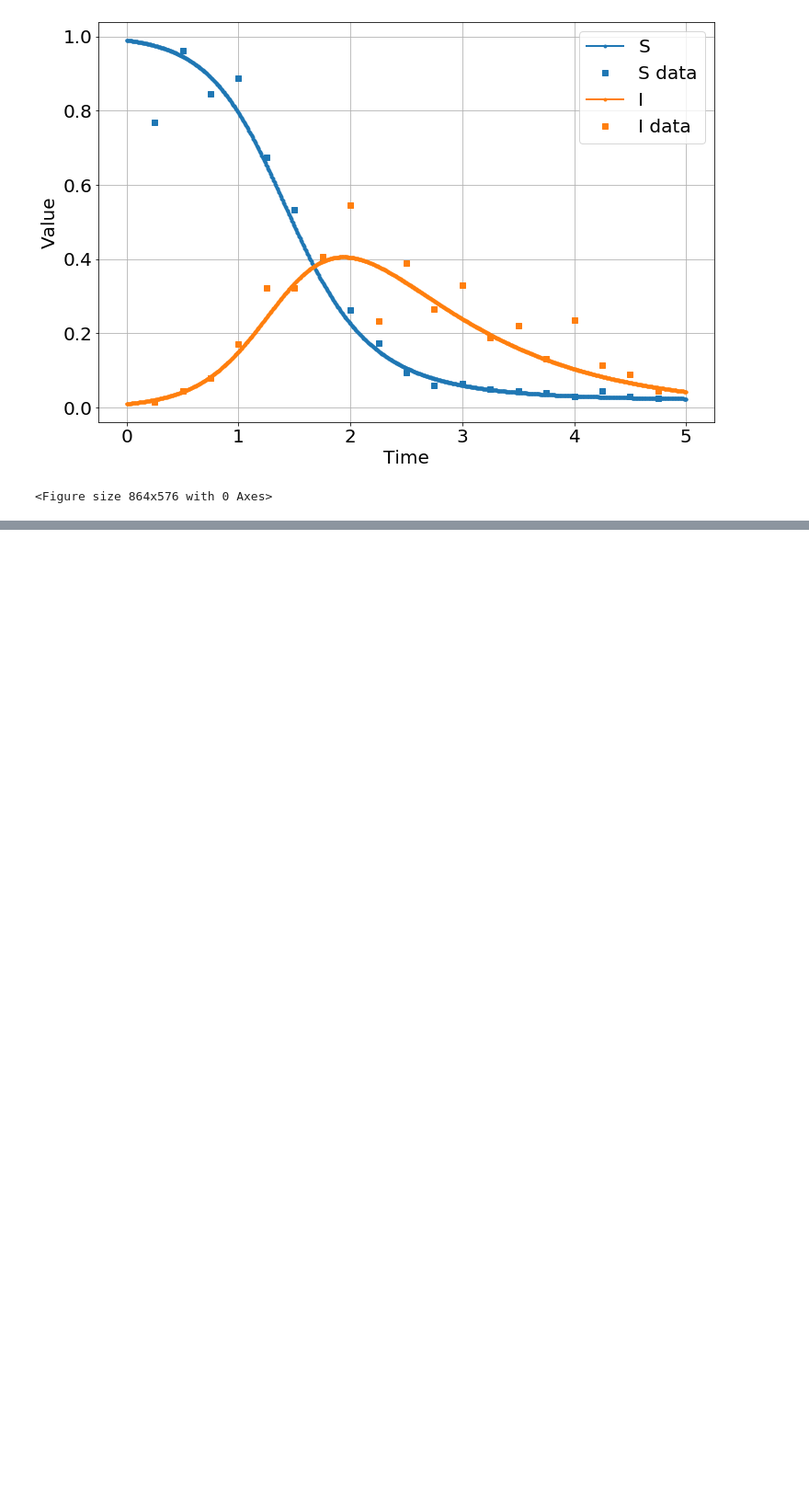
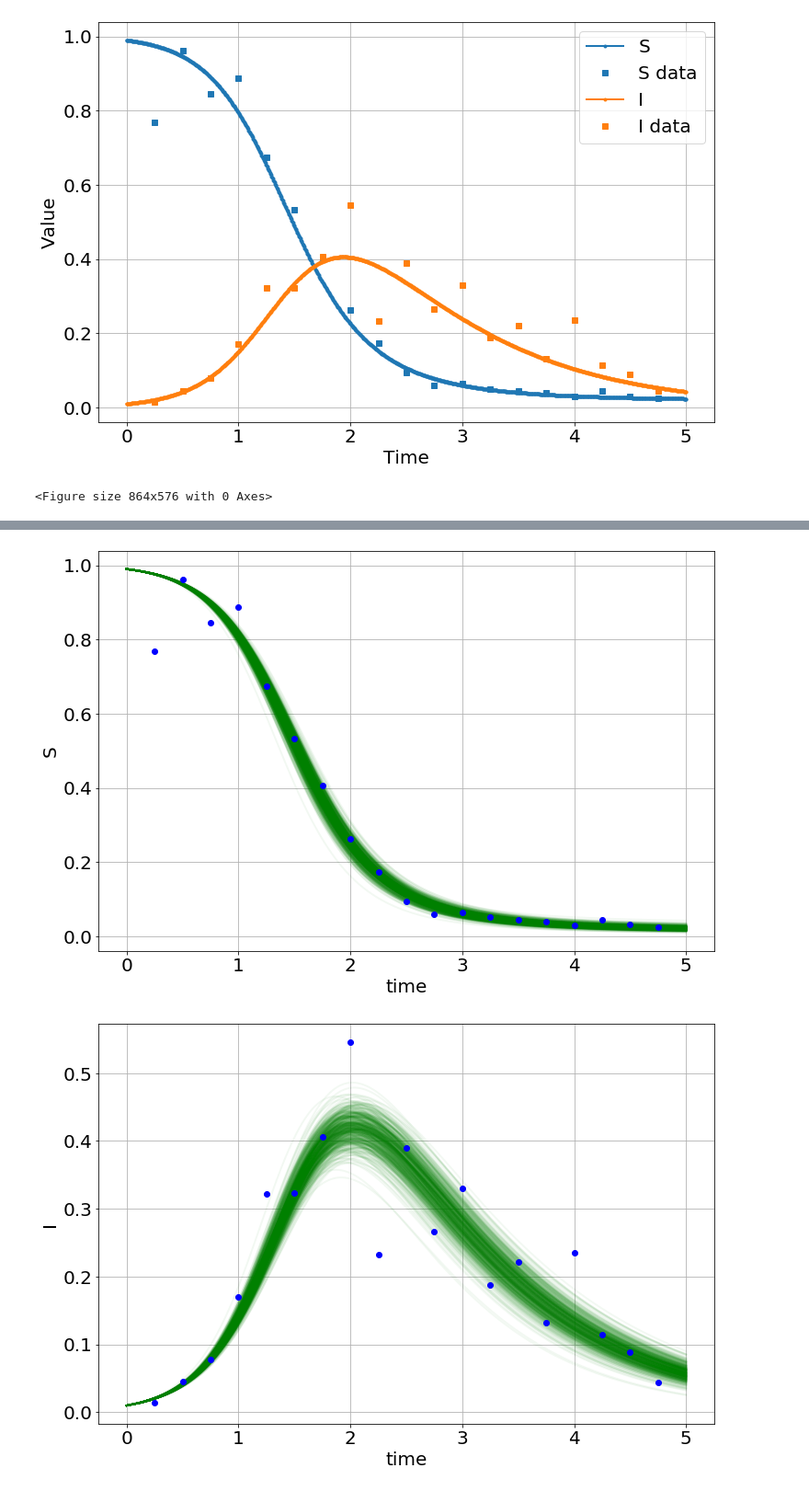
Before and after one commit to bblais/pyndamics, a Jupyter notebook: examples/Reproduce ODE API.ipynb, the cells around one changed output, grey strips where cells are left out. Shown at 92% size. Drawn from its saved outputs; the diff is of its cells as text; code cells hidden in the pictures; blank space fills up the shorter version.

```diff
--- a/examples/Reproduce ODE API.ipynb
+++ b/examples/Reproduce ODE API.ipynb
@@ -272,0 +290,5 @@ array([0.  , 0.25, 0.5 , 0.75, 1.  , 1.25, 1.5 , 1.75, 2.  , 2.25, 2.5 ,
+# %%
+model.plot_many(0,5,['S','I'])
+# %% [output]
+[figure, added]
+[figure, added]
```
Also changed, not shown: parts of 13 cells of this notebook, 2 other files.
